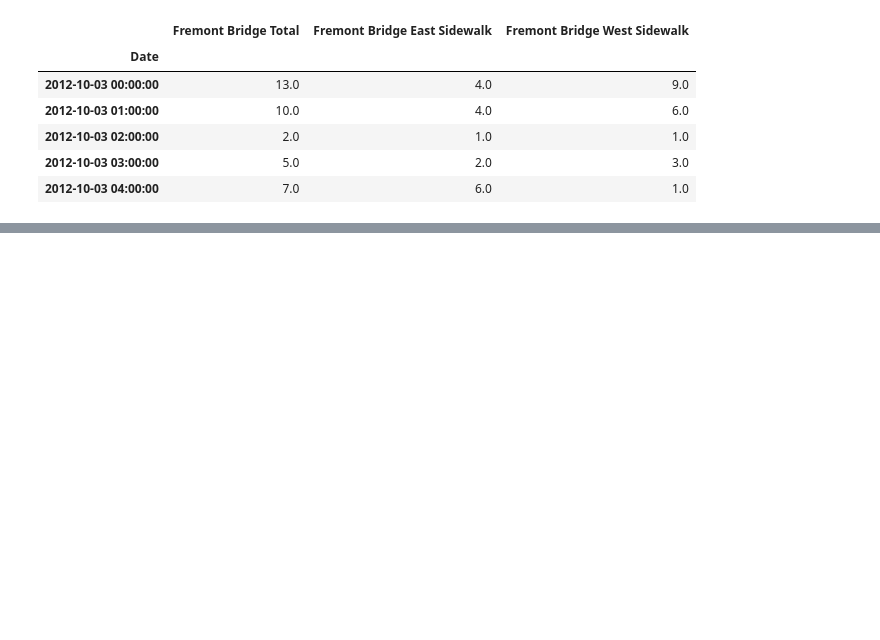
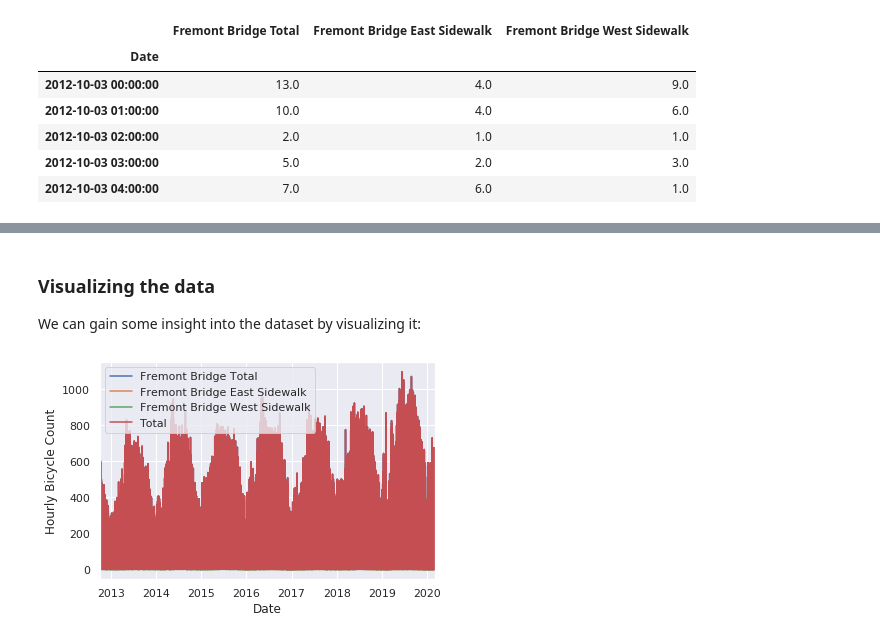
Before and after one commit to massimo-nocentini/on-python, a Jupyter notebook: UniFiCourseSpring2020/pandas.ipynb, the cells around one changed output, grey strips where cells are left out. Saved outputs shown, nothing was run; the diff lists cells and outputs as text; code cells hidden in the pictures; blank space fills up the shorter version.

```diff
--- a/UniFiCourseSpring2020/pandas.ipynb
+++ b/UniFiCourseSpring2020/pandas.ipynb
@@ -2889,0 +2892,3 @@ data.head()
+# %%
+data['Total'] = data["Fremont Bridge Total"]
+data.dropna().describe() # have a look at summary statistics
@@ -2889,0 +2905,4 @@ data.head()
+# %% [markdown]
+### Visualizing the data
+
+We can gain some insight into the dataset by visualizing it:
@@ -2889,0 +2912,5 @@ data.head()
+# %%
+data.plot()
+plt.ylabel('Hourly Bicycle Count');
+# %% [output]
+[figure, added]
```
Also changed, not shown: parts of 21 cells of this notebook.
